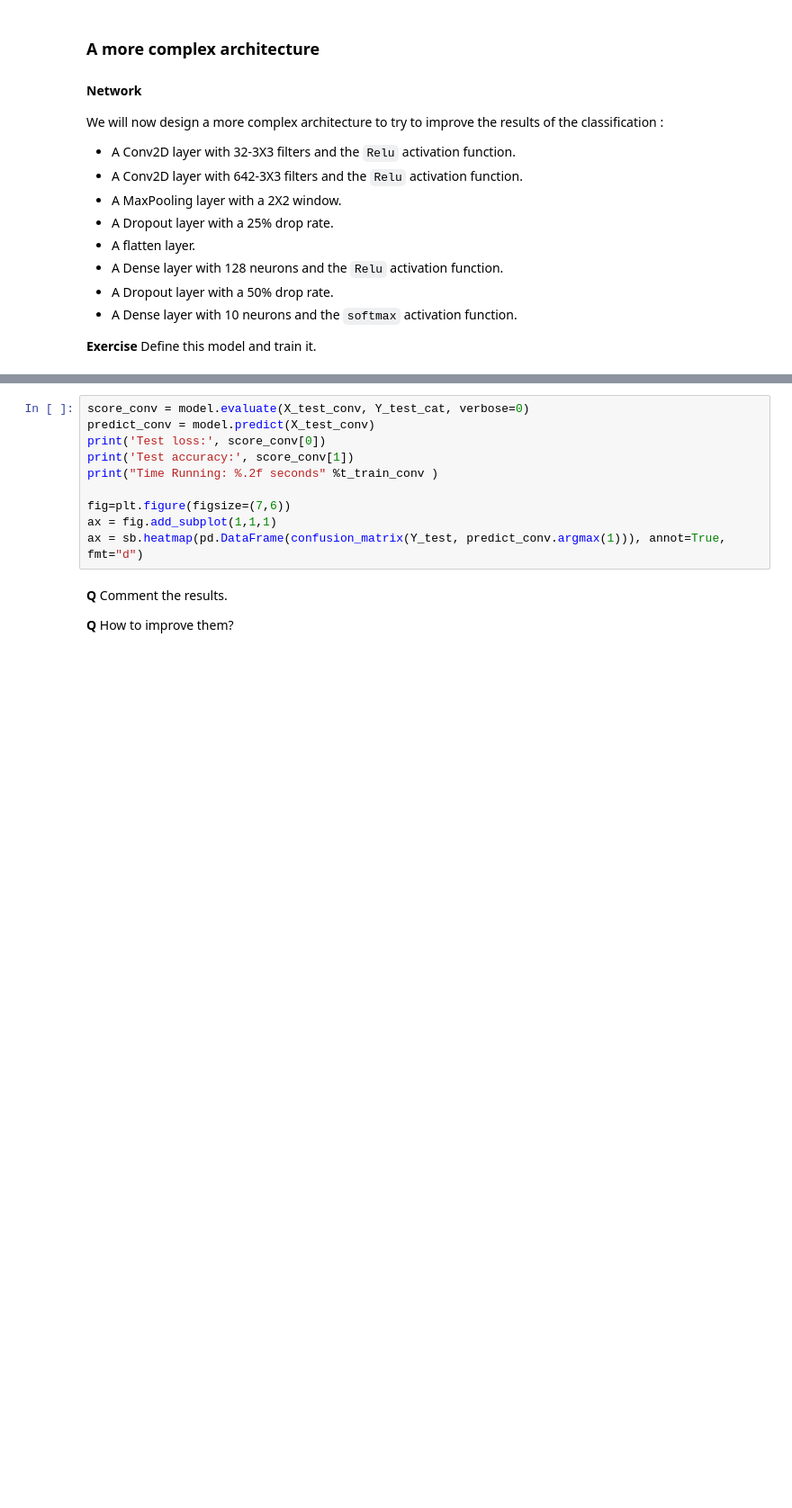
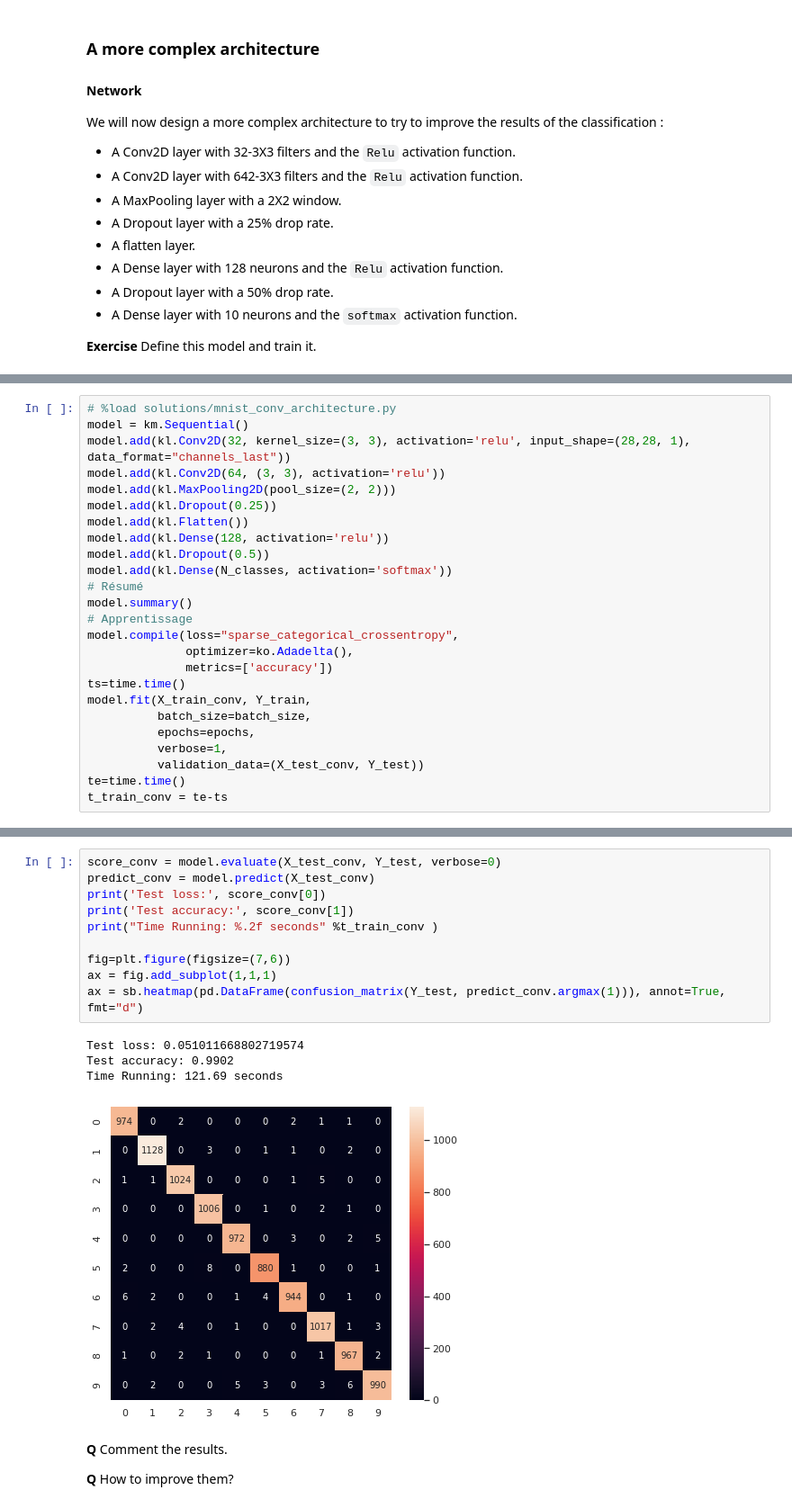
Before and after one commit to chou404/High-Dimensional-Deep-Learning, a Jupyter notebook: ImageClassification/Atelier-keras-MNIST.ipynb, the cells around one changed output, grey strips where cells are left out. Shown at 90% size. Saved outputs shown, nothing was run; the diff lists cells and outputs as text; blank space fills up the shorter version.

Commit message:
TP MNIST & TP CatsAndDogs

```diff
--- a/ImageClassification/Atelier-keras-MNIST.ipynb
+++ b/ImageClassification/Atelier-keras-MNIST.ipynb
@@ -510,0 +567,25 @@ We will now design a more complex architecture to try to improve the results of
+# %%
+# %load solutions/mnist_conv_architecture.py
+model = km.Sequential()
+model.add(kl.Conv2D(32, kernel_size=(3, 3), activation='relu', input_shape=(28,28, 1), data_format="channels_last"))
+model.add(kl.Conv2D(64, (3, 3), activation='relu'))
+model.add(kl.MaxPooling2D(pool_size=(2, 2)))
+model.add(kl.Dropout(0.25))
+model.add(kl.Flatten())
+model.add(kl.Dense(128, activation='relu'))
+model.add(kl.Dropout(0.5))
+model.add(kl.Dense(N_classes, activation='softmax'))
+# Résumé
+model.summary()
+# Apprentissage
+model.compile(loss="sparse_categorical_crossentropy",
+              optimizer=ko.Adadelta(),
+              metrics=['accuracy'])
+ts=time.time()
+model.fit(X_train_conv, Y_train,
+          batch_size=batch_size,
+          epochs=epochs,
+          verbose=1,
+          validation_data=(X_test_conv, Y_test))
+te=time.time()
+t_train_conv = te-ts
@@ -511,13 +610,18 @@ We will now design a more complex architecture to try to improve the results of
 # %%
-score_conv = model.evaluate(X_test_conv, Y_test_cat, verbose=0)
+score_conv = model.evaluate(X_test_conv, Y_test, verbose=0)
 predict_conv = model.predict(X_test_conv)
 print('Test loss:', score_conv[0])
 print('Test accuracy:', score_conv[1])
 print("Time Running: %.2f seconds" %t_train_conv )
 
 fig=plt.figure(figsize=(7,6))
 ax = fig.add_subplot(1,1,1)
 ax = sb.heatmap(pd.DataFrame(confusion_matrix(Y_test, predict_conv.argmax(1))), annot=True, fmt="d")
+# %% [output]
+Test loss: 0.051011668802719574
+Test accuracy: 0.9902
+Time Running: 121.69 seconds
+[figure, added]
 # %% [markdown]
 **Q** Comment the results.
 
```
Also changed, not shown: parts of 15 cells of this notebook, 2 other files.
